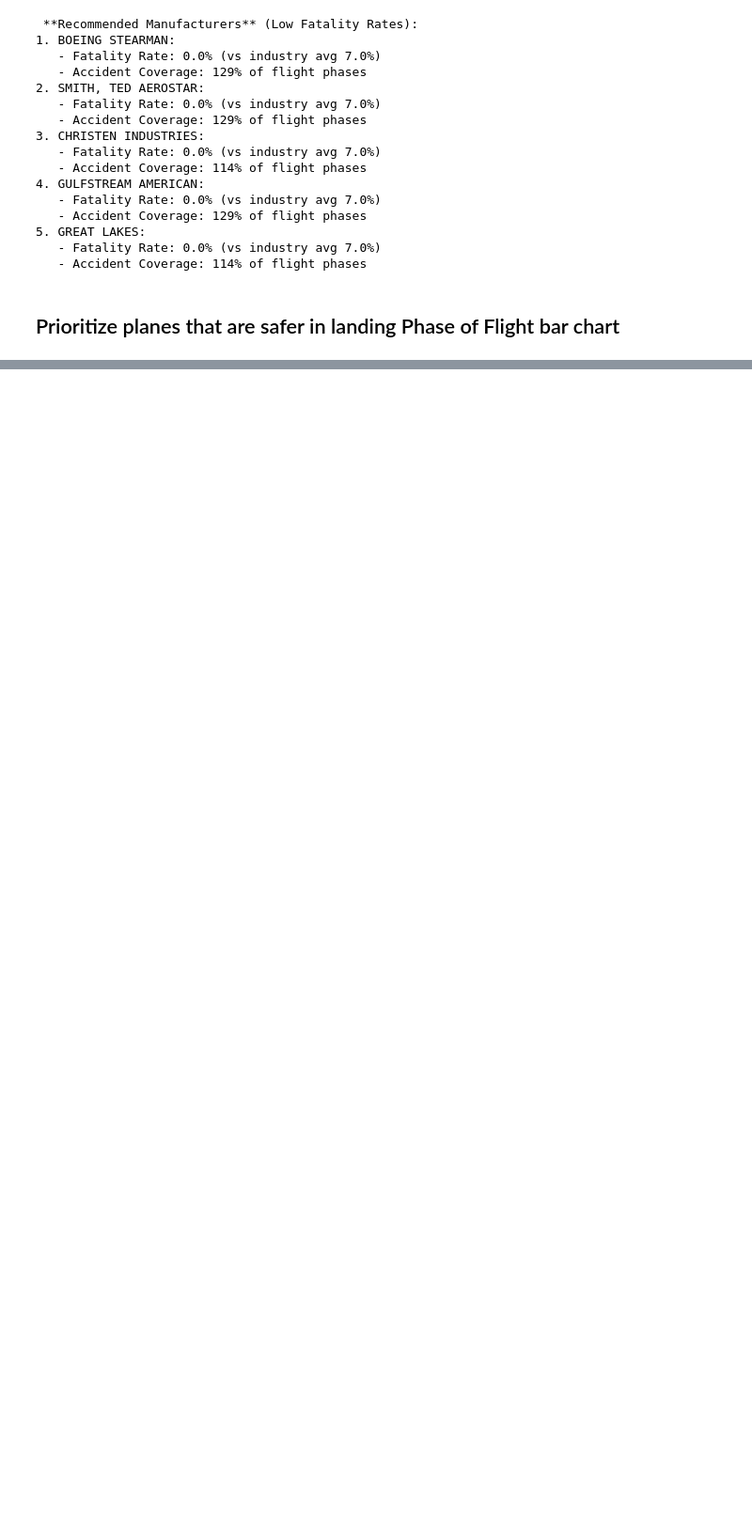
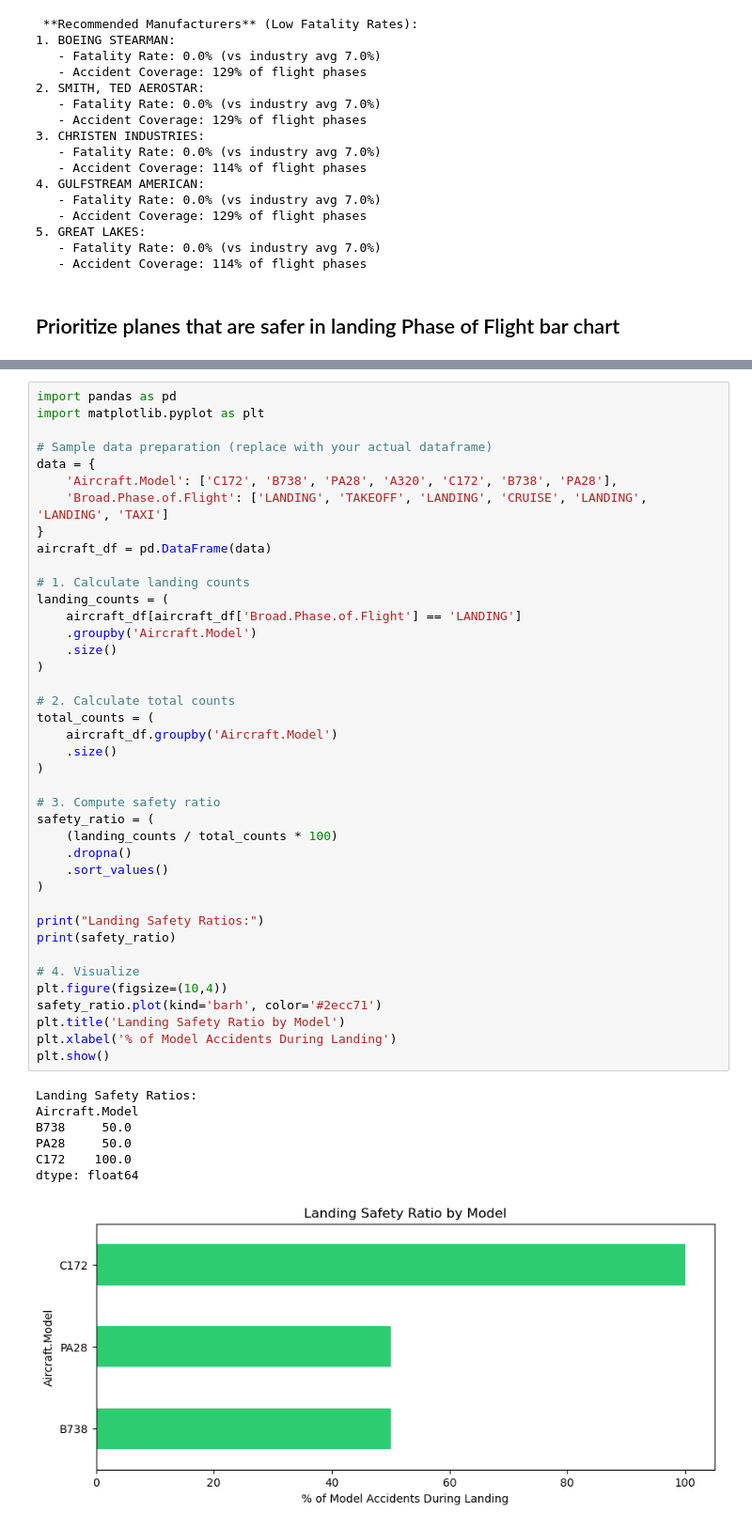
Before and after one commit to JackieTheuri/Aircraft-Risk-Analysis, a Jupyter notebook: Risk Analysis.ipynb, the cells around one changed output, grey strips where cells are left out. Shown at 94% size. Saved outputs shown, nothing was run; the diff lists cells and outputs as text; blank space fills up the shorter version.

Commit message:
Accident Distribution by Flight Phase

```diff
--- a/Risk Analysis.ipynb
+++ b/Risk Analysis.ipynb
@@ -441,0 +453,48 @@ for i, make in enumerate(recommended_makes, 1):
+# %%
+import pandas as pd
+import matplotlib.pyplot as plt
+
+# Sample data preparation (replace with your actual dataframe)
+data = {
+    'Aircraft.Model': ['C172', 'B738', 'PA28', 'A320', 'C172', 'B738', 'PA28'],
+    'Broad.Phase.of.Flight': ['LANDING', 'TAKEOFF', 'LANDING', 'CRUISE', 'LANDING', 'LANDING', 'TAXI']
+}
+aircraft_df = pd.DataFrame(data)
+
+# 1. Calculate landing counts
+landing_counts = (
+    aircraft_df[aircraft_df['Broad.Phase.of.Flight'] == 'LANDING']
+    .groupby('Aircraft.Model')
+    .size()
+)
+
+# 2. Calculate total counts
+total_counts = (
+    aircraft_df.groupby('Aircraft.Model')
+    .size()
+)
+
+# 3. Compute safety ratio
+safety_ratio = (
+    (landing_counts / total_counts * 100)
+    .dropna()
+    .sort_values()
+)
+
+print("Landing Safety Ratios:")
+print(safety_ratio)
+
+# 4. Visualize
+plt.figure(figsize=(10,4))
+safety_ratio.plot(kind='barh', color='#2ecc71')
+plt.title('Landing Safety Ratio by Model')
+plt.xlabel('% of Model Accidents During Landing')
+plt.show()
+# %% [output]
+Landing Safety Ratios:
+Aircraft.Model
+B738     50.0
+PA28     50.0
+C172    100.0
+dtype: float64
+[figure, added]
```
Also changed, not shown: parts of 2 cells of this notebook.
